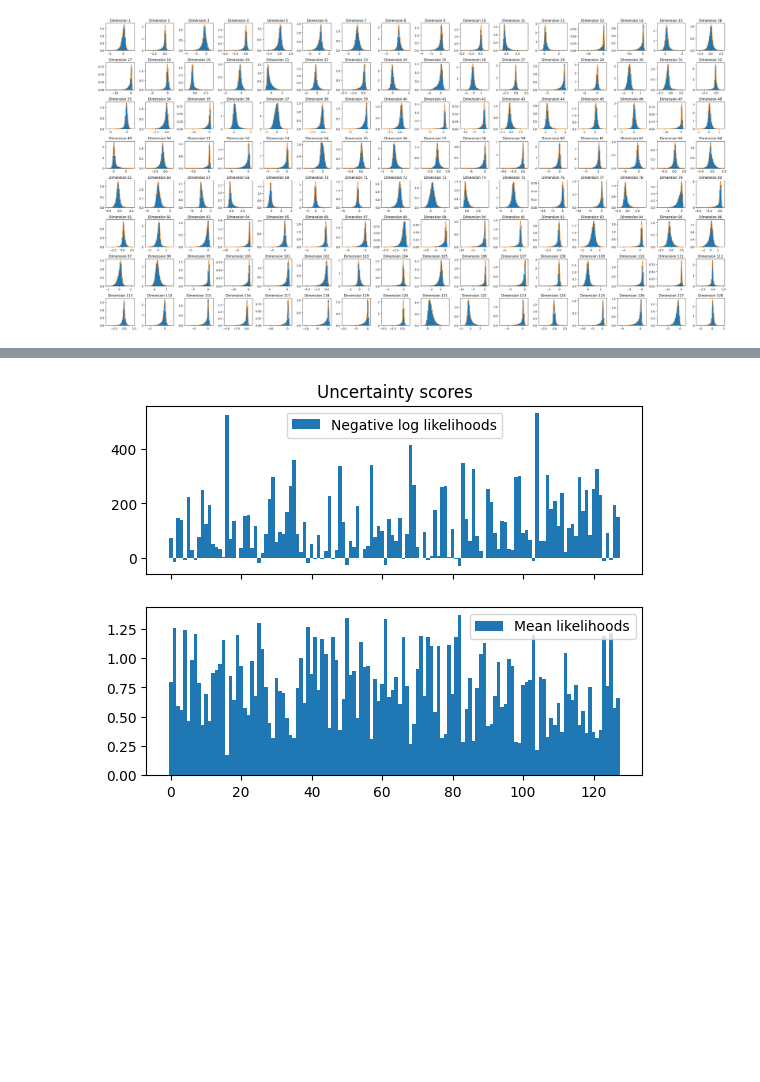
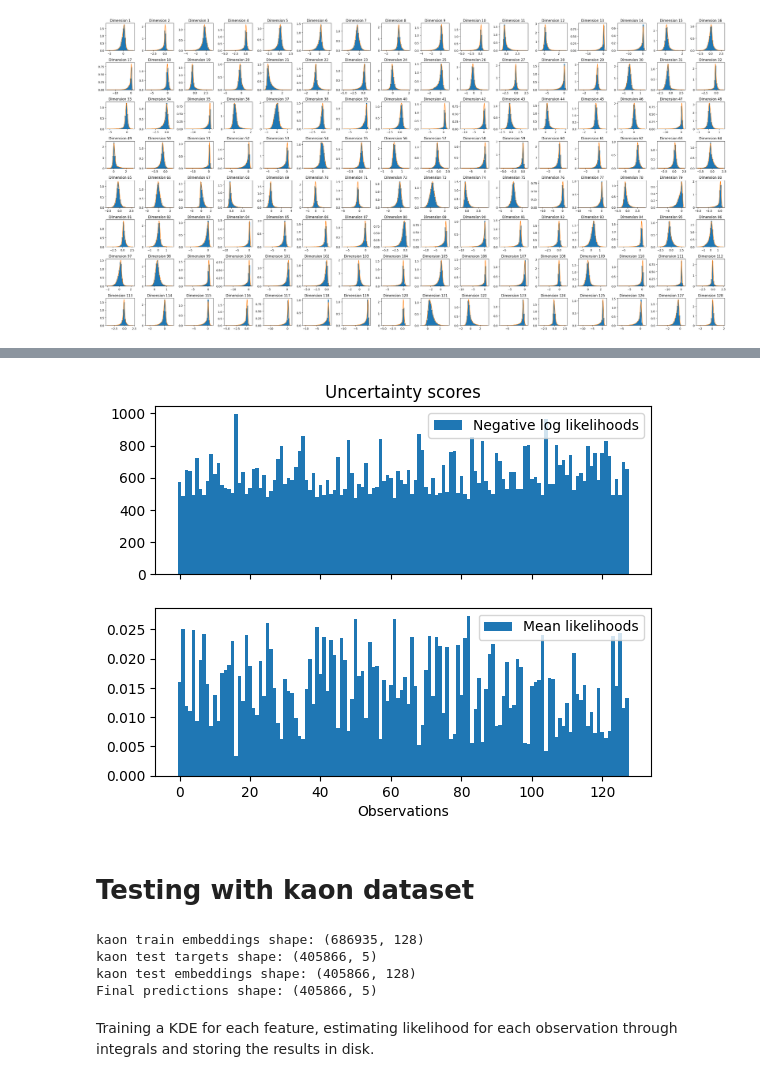
Before and after one commit to evillag/uncertainty_gan, a Jupyter notebook: CERN_UE_Uncertainty_Scoring.ipynb, the cells around one changed output, grey strips where cells are left out. Saved outputs shown, nothing was run; the diff lists cells and outputs as text; code cells hidden in the pictures; blank space fills up the shorter version.

Commit message:
Updated with latest kaon experiments

```diff
--- a/CERN_UE_Uncertainty_Scoring.ipynb
+++ b/CERN_UE_Uncertainty_Scoring.ipynb
@@ -53,39 +53,40 @@ Likelihood of 3 in KDE: 0.002718877666291957
 # %% [markdown]
 # Results
 # %%
-def plot_hist_kde(ax, i, data, kde):
+def plot_hist_kde(ax, d, data, kde):
   x = np.linspace(data.min(), data.max(), 100)
-  ax.set_title(f'Dimension {i + 1}')
+  ax.set_title(f'Dimension {d + 1}')
   ax.hist(data, 25, density=True)
   ax.plot(x, kde(x))
 
-def estimate_likelihoods(train_data, test_data, n_samples=None, n_features=None, plot_shape=None):
+def estimate_likelihoods(train_data, test_data, eps=.01, n_samples=None, n_features=None, plot_shape=None):
   if not n_samples:
     n_samples = test_data.shape[0] # 524521 observations
 
   if not n_features:
     n_features = train_data.shape[1] # 128 dimensions
 
-  n_subplots = plot_shape[0] * plot_shape[1]
+  if plot_shape:
+    n_subplots = plot_shape[0] * plot_shape[1]
 
-  if n_features != n_subplots:
-    raise ValueError(f'Cannot plot {n_features} features in {n_subplots} subplots.')
+    if n_features != n_subplots:
+      raise ValueError(f'Cannot plot {n_features} features in {n_subplots} subplots.')
+
+    rows, columns = plot_shape
+    fig, axes = plt.subplots(rows, columns, figsize=(2 * columns, 2 * rows))
 
   likelihoods = np.zeros((n_samples, n_features))
 
-  if plot_shape:
-    rows, columns = plot_shape
-    fig, axes = plt.subplots(rows, columns, figsize=(2 * columns, 2 * rows))
-
-  for i in range(n_features):
-    train_sample = train_data[:10000, i]
+  for j in range(n_features):
+    train_sample = train_data[:10000, j]
     kde = gaussian_kde(train_sample)
 
-    test_sample = test_data[:n_samples, i]
-    likelihoods[:, i] = kde(test_sample)
+    for i in range(n_samples):
+      point = test_data[i, j]
+      likelihoods[i, j] = kde.integrate_box_1d(point - eps, point + eps)
 
     if plot_shape:
-      plot_hist_kde(axes.flat[i], i, train_sample, kde)
+      plot_hist_kde(axes.flat[j], j, train_sample, kde)
 
   if plot_shape:
     plt.tight_layout()
@@ -93,15 +94,15 @@ def estimate_likelihoods(train_data, test_data, n_samples=None, n_features=None,
 
   return likelihoods
 
-likelihoods = estimate_likelihoods(pion_predictions_train, pion_predictions_test, 128, plot_shape=(8, 16))
+likelihoods = estimate_likelihoods(pion_predictions_train, pion_predictions_test, n_samples=128, plot_shape=(8, 16))
 # %% [output]
 [figure]
 # %%
 def plot_likelihoods(likelihoods):
   plt.title('Likelihoods')
   plt.imshow(likelihoods)
-  plt.xlabel('Dimensions')
-  plt.ylabel('Test observations')
+  plt.xlabel('Features')
+  plt.ylabel('Observations')
   plt.colorbar()
   plt.show()
 
@@ -111,26 +122,50 @@ plot_likelihoods(likelihoods)
 # %%
 def mean_likelihood(likelihoods):
   return likelihoods.mean(1)
 
 def log_likelihood(likelihoods):
+  likelihoods = likelihoods.copy()
+  likelihoods[likelihoods == 0] = .01
   return np.log(likelihoods).sum(1)
 
 def plot_likelihoods(ax, x, likelihoods, label):
   ax.bar(x, likelihoods, 1, label=label)
   ax.legend()
 
 def plot_ue(likelihoods):
   log_likelihoods = log_likelihood(likelihoods)
   mean_likelihoods = mean_likelihood(likelihoods)
 
   fig, axes = plt.subplots(2, 1, sharex=True)
   x = range(likelihoods.shape[0])
 
   axes[0].set_title('Uncertainty scores')
   plot_likelihoods(axes[0], x, -log_likelihoods, 'Negative log likelihoods')
   plot_likelihoods(axes[1], x, mean_likelihoods, 'Mean likelihoods')
+  axes[1].set_xlabel('Observations')
   plt.show()
 
 plot_ue(likelihoods)
 # %% [output]
-[figure, old version]
+[figure, new version]
+# %% [markdown]
+# Testing with kaon dataset
+# %%
+dir = 'drive/MyDrive/Colab Notebooks/outputs/'
+
+kaon_train_embeddings = np.load(dir + 'kaon_train_embeddings.npy')
+kaon_test_targets = np.load(dir + 'kaon_test_targets.npy')
+kaon_test_embeddings = np.load(dir + 'kaon_test_embeddings.npy')
+kaon_test_predictions = np.load(dir + 'kaon_test_predictions.npy')
+
+print('kaon train embeddings shape:', kaon_train_embeddings.shape)
+print('kaon test targets shape:', kaon_test_targets.shape)
+print('kaon test embeddings shape:', kaon_test_embeddings.shape)
+print('Final predictions shape:', kaon_test_predictions.shape)
+# %% [output]
+kaon train embeddings shape: (686935, 128)
+kaon test targets shape: (405866, 5)
+kaon test embeddings shape: (405866, 128)
+Final predictions shape: (405866, 5)
+# %% [markdown]
+Training a KDE for each feature, estimating likelihood for each observation through integrals and storing the results in disk.
```
Also changed, not shown: parts of 6 cells of this notebook.
